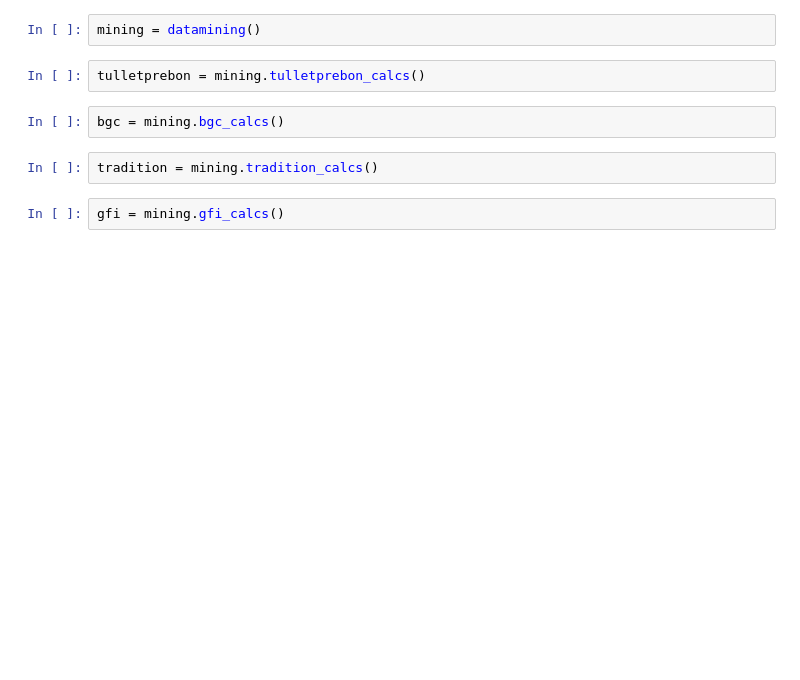
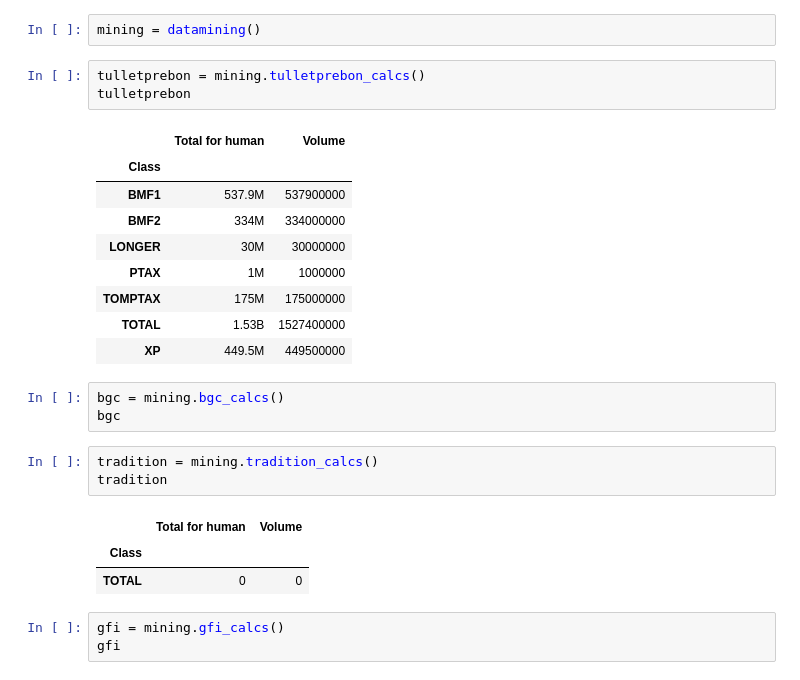
Before and after one commit to cleitonsouza01/ndfutil, a Jupyter notebook: today-backup.ipynb, the cells around one changed output. Cells and saved outputs as stored; diff of their text form; blank space fills up the shorter version.

```diff
--- a/today-backup.ipynb
+++ b/today-backup.ipynb
@@ -35,12 +36,30 @@ gfi ok
 mining = datamining()
 # %%
 tulletprebon = mining.tulletprebon_calcs()
+tulletprebon
+# %% [output]
+|  | Total for human | Volume |
+| Class |  |  |
+| BMF1 | 537.9M | 537900000 |
+| BMF2 | 334M | 334000000 |
+| LONGER | 30M | 30000000 |
+| PTAX | 1M | 1000000 |
+| TOMPTAX | 175M | 175000000 |
+| TOTAL | 1.53B | 1527400000 |
+| XP | 449.5M | 449500000 |
 # %%
 bgc = mining.bgc_calcs()
+bgc
 # %%
 tradition = mining.tradition_calcs()
+tradition
+# %% [output]
+|  | Total for human | Volume |
+| Class |  |  |
+| TOTAL | 0 | 0 |
 # %%
 gfi = mining.gfi_calcs()
+gfi
 # %%
 tulletprebon['source'] = 'TulletPrebon'
 tradition['source'] = 'Tradition'
```
Also changed, not shown: parts of 17 cells of this notebook, 1 other file.
